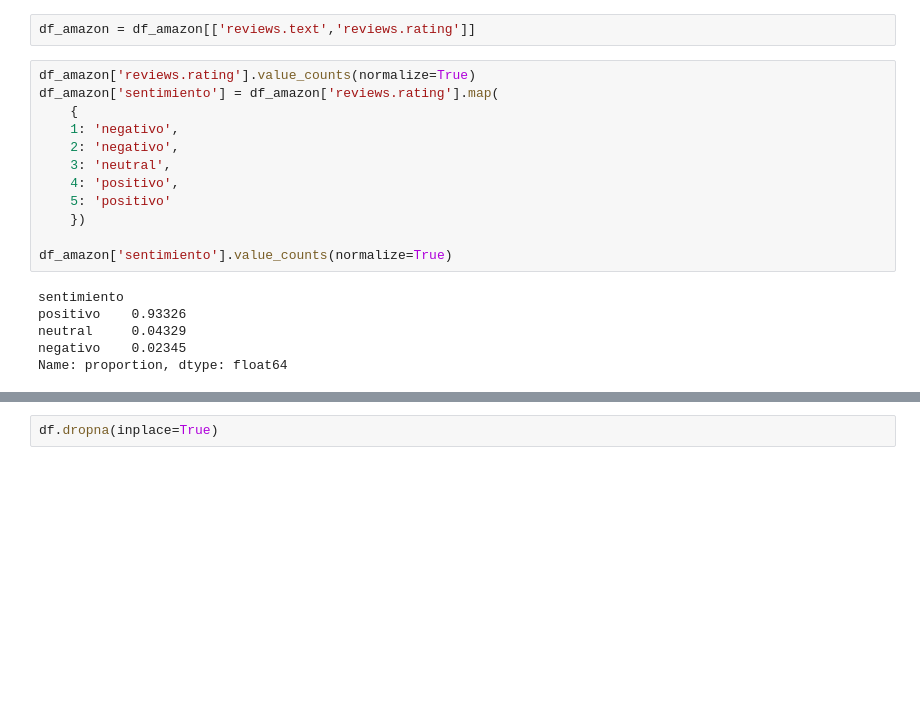
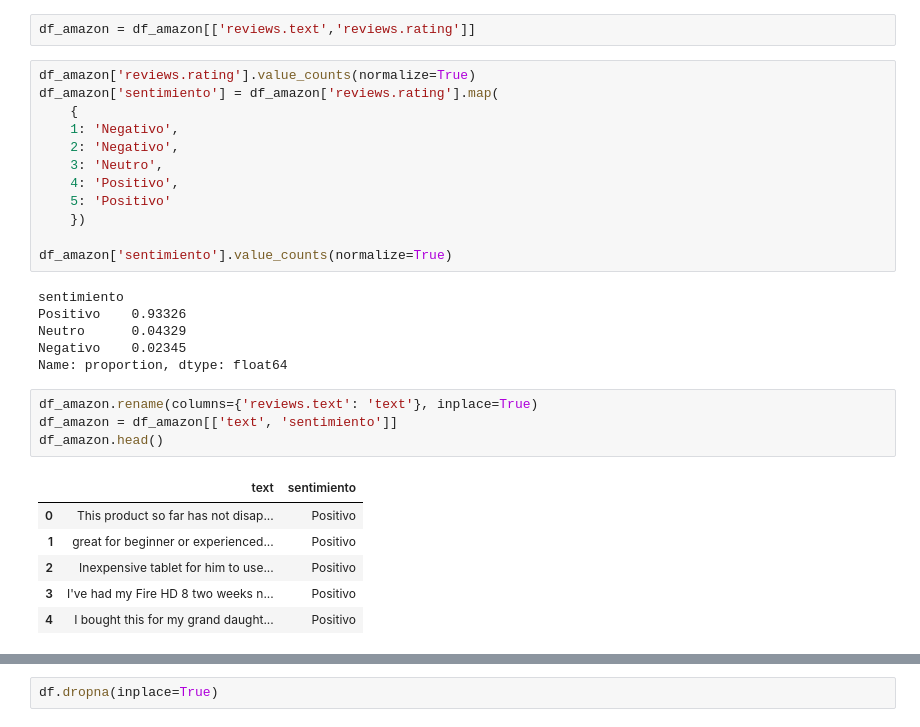
Before and after one commit to alexander-fq/hackathon-sentiment-analysis, a Jupyter notebook: data-science/notebooks/Notebook_modelo_ingles.ipynb, the cells around one changed output, grey strips where cells are left out. Cells and saved outputs as stored; diff of their text form; blank space fills up the shorter version.

```diff
--- a/data-science/notebooks/Notebook_modelo_ingles.ipynb
+++ b/data-science/notebooks/Notebook_modelo_ingles.ipynb
@@ -46,18 +46,29 @@ df_amazon = df_amazon[['reviews.text','reviews.rating']]
 df_amazon['reviews.rating'].value_counts(normalize=True)
 df_amazon['sentimiento'] = df_amazon['reviews.rating'].map(
     {
-    1: 'negativo',
-    2: 'negativo',
-    3: 'neutral',
-    4: 'positivo',
-    5: 'positivo'
+    1: 'Negativo',
+    2: 'Negativo',
+    3: 'Neutro',
+    4: 'Positivo',
+    5: 'Positivo'
     })
 
 df_amazon['sentimiento'].value_counts(normalize=True)
 # %% [output]
 sentimiento
-positivo    0.93326
-neutral     0.04329
-negativo    0.02345
+Positivo    0.93326
+Neutro      0.04329
+Negativo    0.02345
 Name: proportion, dtype: float64
+# %%
+df_amazon.rename(columns={'reviews.text': 'text'}, inplace=True)
+df_amazon = df_amazon[['text', 'sentimiento']]
+df_amazon.head()
+# %% [output]
+|  | text | sentimiento |
+| 0 | This product so far has not disap... | Positivo |
+| 1 | great for beginner or experienced... | Positivo |
+| 2 | Inexpensive tablet for him to use... | Positivo |
+| 3 | I've had my Fire HD 8 two weeks n... | Positivo |
+| 4 | I bought this for my grand daught... | Positivo |
 # %%
```
Also changed, not shown: parts of 20 cells of this notebook.
